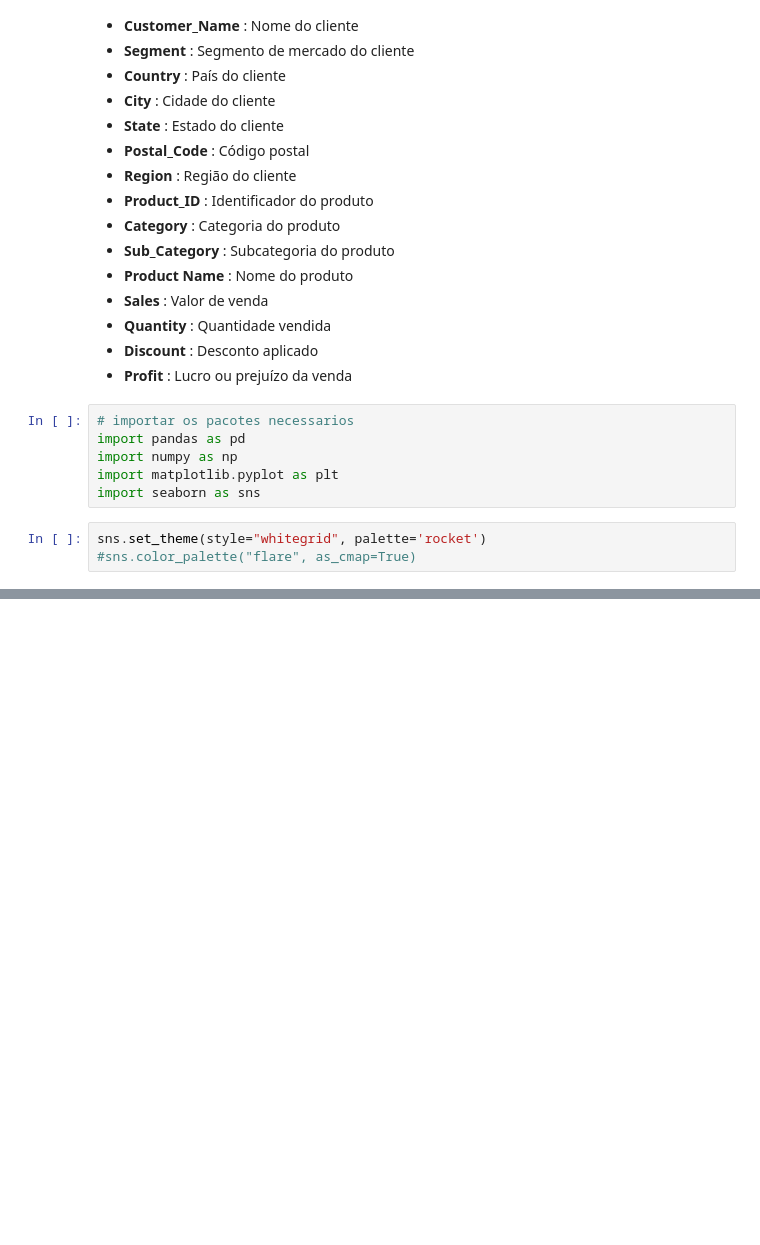
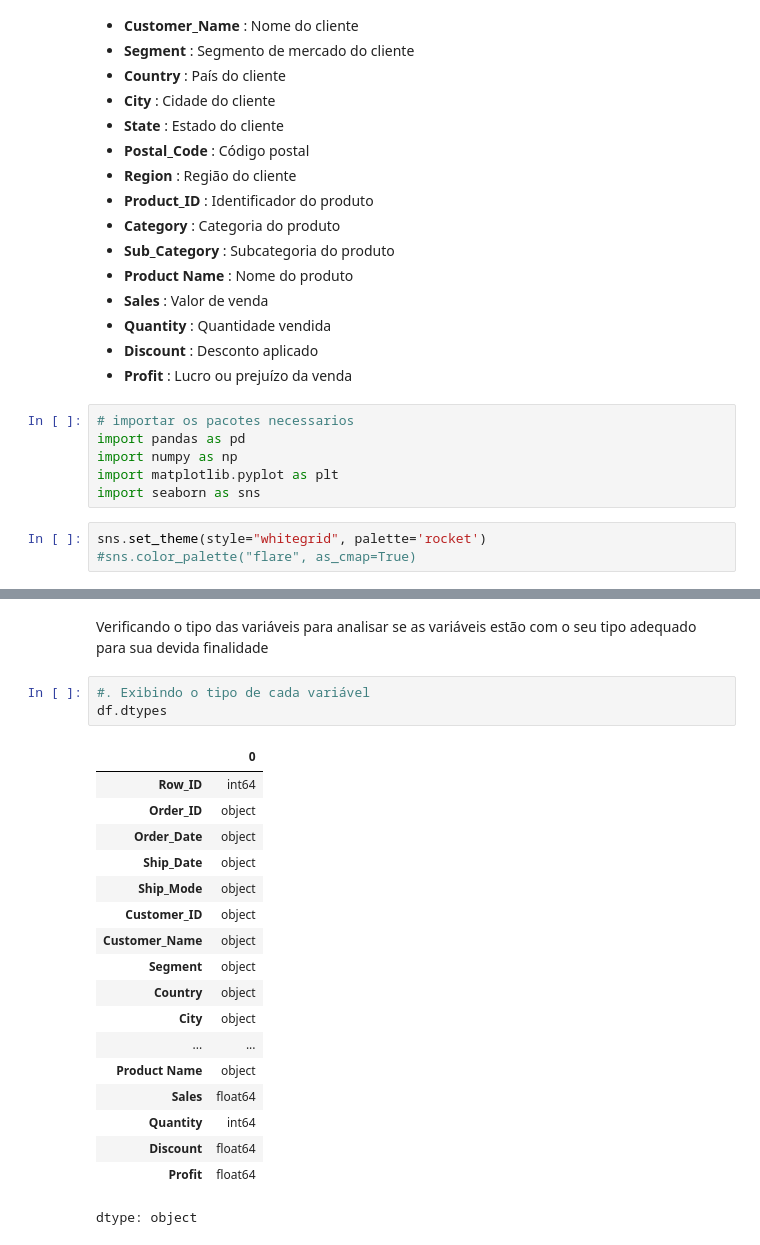
Before and after one commit to Ronaldo-Junior1/analise-dados-supermercado, a Jupyter notebook: Analise_base_supermercado.ipynb, the cells around one changed output, grey strips where cells are left out. Cells and saved outputs as stored; diff of their text form; blank space fills up the shorter version.

```diff
--- a/Analise_base_supermercado.ipynb
+++ b/Analise_base_supermercado.ipynb
@@ -65,0 +112,24 @@ df.head(10)
+# %% [markdown]
+Verificando o tipo das variáveis para analisar se as variáveis estão com o seu tipo adequado para sua devida finalidade
+# %%
+#. Exibindo o tipo de cada variável
+df.dtypes
+# %% [output]
+|  | 0 |
+| Row_ID | int64 |
+| Order_ID | object |
+| Order_Date | object |
+| Ship_Date | object |
+| Ship_Mode | object |
+| Customer_ID | object |
+| Customer_Name | object |
+| Segment | object |
+| Country | object |
+| City | object |
+| ... | ... |
+| Product Name | object |
+| Sales | float64 |
+| Quantity | int64 |
+| Discount | float64 |
+| Profit | float64 |
+dtype: object
```
Also changed, not shown: parts of 20 cells of this notebook.
